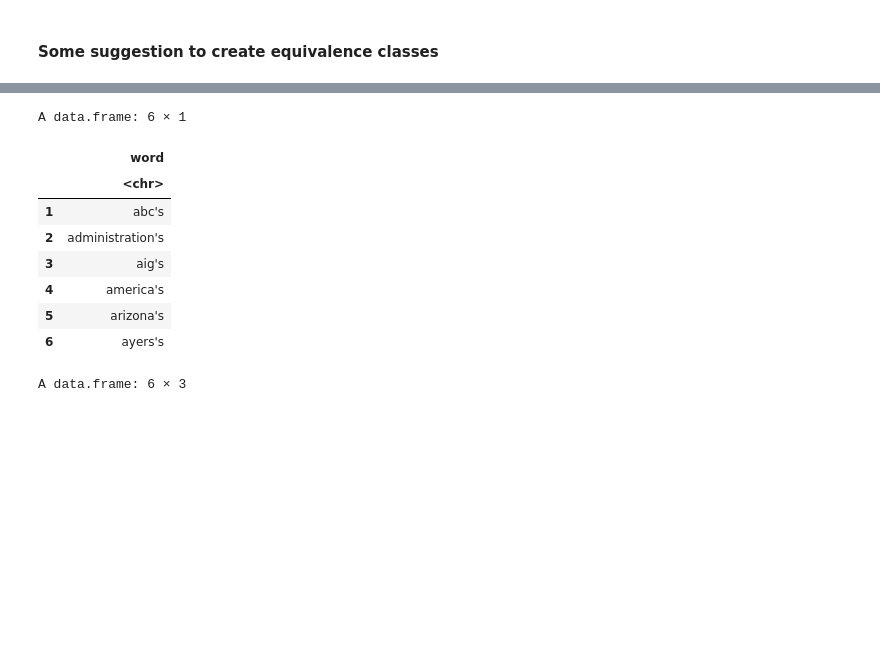
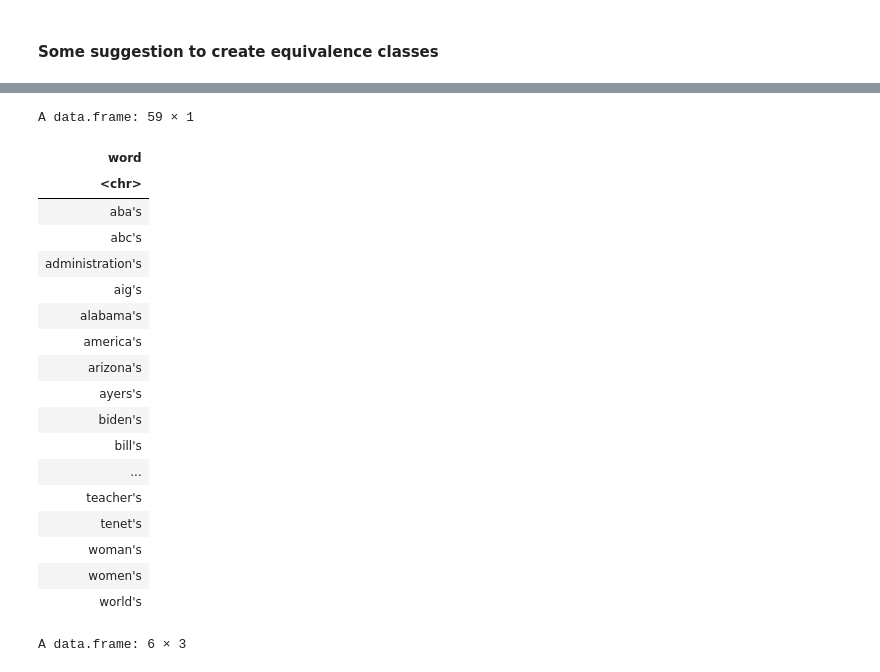
Before and after one commit to tommaso-bertola/falsehoods-sieve, a Jupyter notebook: FakeNewsRecognitionWithBayesClassifier.ipynb, the cells around one changed output, grey strips where cells are left out. Drawn from its saved outputs; the diff is of its cells as text; code cells hidden in the pictures; blank space fills up the shorter version.

```diff
--- a/FakeNewsRecognitionWithBayesClassifier.ipynb
+++ b/FakeNewsRecognitionWithBayesClassifier.ipynb
@@ -157,17 +231,26 @@ A data.frame: 6 × 1
 # %%
 vocabulary.train %>%
-    filter(grepl("\\'s", word)) %>%
-    head
+    filter(grepl("\\'s", word))
 # %% [output]
-A data.frame: 6 × 1
+A data.frame: 59 × 1
-|  | word |
-|  | <chr> |
-| 1 | abc's |
-| 2 | administration's |
-| 3 | aig's |
-| 4 | america's |
-| 5 | arizona's |
-| 6 | ayers's |
+| word |
+| <chr> |
+| aba's |
+| abc's |
+| administration's |
+| aig's |
+| alabama's |
+| america's |
+| arizona's |
+| ayers's |
+| biden's |
+| bill's |
+| ... |
+| teacher's |
+| tenet's |
+| woman's |
+| women's |
+| world's |
 # %%
 train.df %>%
     filter(grepl("06", Text)) %>%
```
Also changed, not shown: parts of 14 cells of this notebook.
